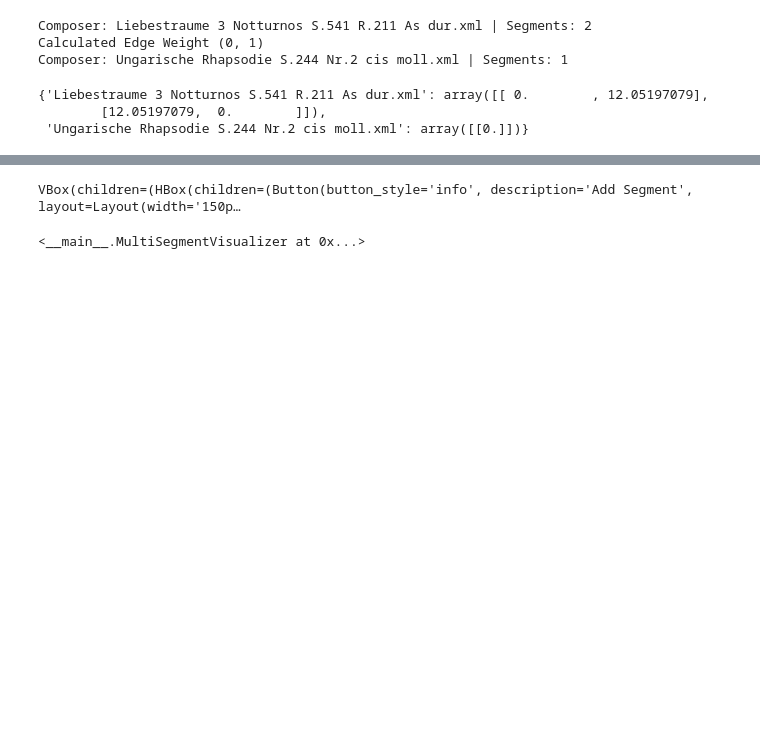
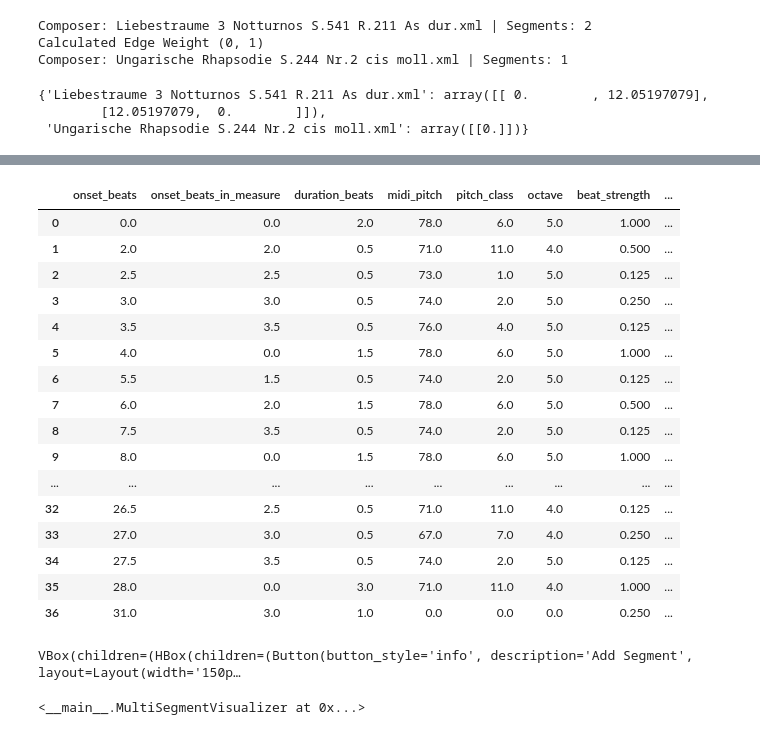
Before and after one commit to 5i5ousPlay/Thesisv2, a Jupyter notebook: Mogging/main.ipynb, the cells around one changed output, grey strips where cells are left out. Saved outputs shown, nothing was run; the diff lists cells and outputs as text; code cells hidden in the pictures; blank space fills up the shorter version.

```diff
--- a/Mogging/main.ipynb
+++ b/Mogging/main.ipynb
@@ -1115,6 +1118,26 @@ class MultiSegmentVisualizer:
                     show_score=False
                 )
                 self.current_scores[idx].show()
+# %%
+ir_nmat
+# %% [output]
+|  | onset_beats | onset_beats_in_measure | duration_beats | midi_pitch | pitch_class | octave | beat_strength | ... |
+| 0 | 0.0 | 0.0 | 2.0 | 78.0 | 6.0 | 5.0 | 1.000 | ... |
+| 1 | 2.0 | 2.0 | 0.5 | 71.0 | 11.0 | 4.0 | 0.500 | ... |
+| 2 | 2.5 | 2.5 | 0.5 | 73.0 | 1.0 | 5.0 | 0.125 | ... |
+| 3 | 3.0 | 3.0 | 0.5 | 74.0 | 2.0 | 5.0 | 0.250 | ... |
+| 4 | 3.5 | 3.5 | 0.5 | 76.0 | 4.0 | 5.0 | 0.125 | ... |
+| 5 | 4.0 | 0.0 | 1.5 | 78.0 | 6.0 | 5.0 | 1.000 | ... |
+| 6 | 5.5 | 1.5 | 0.5 | 74.0 | 2.0 | 5.0 | 0.125 | ... |
+| 7 | 6.0 | 2.0 | 1.5 | 78.0 | 6.0 | 5.0 | 0.500 | ... |
+| 8 | 7.5 | 3.5 | 0.5 | 74.0 | 2.0 | 5.0 | 0.125 | ... |
+| 9 | 8.0 | 0.0 | 1.5 | 78.0 | 6.0 | 5.0 | 1.000 | ... |
+| ... | ... | ... | ... | ... | ... | ... | ... | ... |
+| 32 | 26.5 | 2.5 | 0.5 | 71.0 | 11.0 | 4.0 | 0.125 | ... |
+| 33 | 27.0 | 3.0 | 0.5 | 67.0 | 7.0 | 4.0 | 0.250 | ... |
+| 34 | 27.5 | 3.5 | 0.5 | 74.0 | 2.0 | 5.0 | 0.125 | ... |
+| 35 | 28.0 | 0.0 | 3.0 | 71.0 | 11.0 | 4.0 | 1.000 | ... |
+| 36 | 31.0 | 3.0 | 1.0 | 0.0 | 0.0 | 0.0 | 0.250 | ... |
 # %%
 MultiSegmentVisualizer(segments, parsed_score, 5)
 # %% [output]
```
Also changed, not shown: parts of 5 cells of this notebook.
